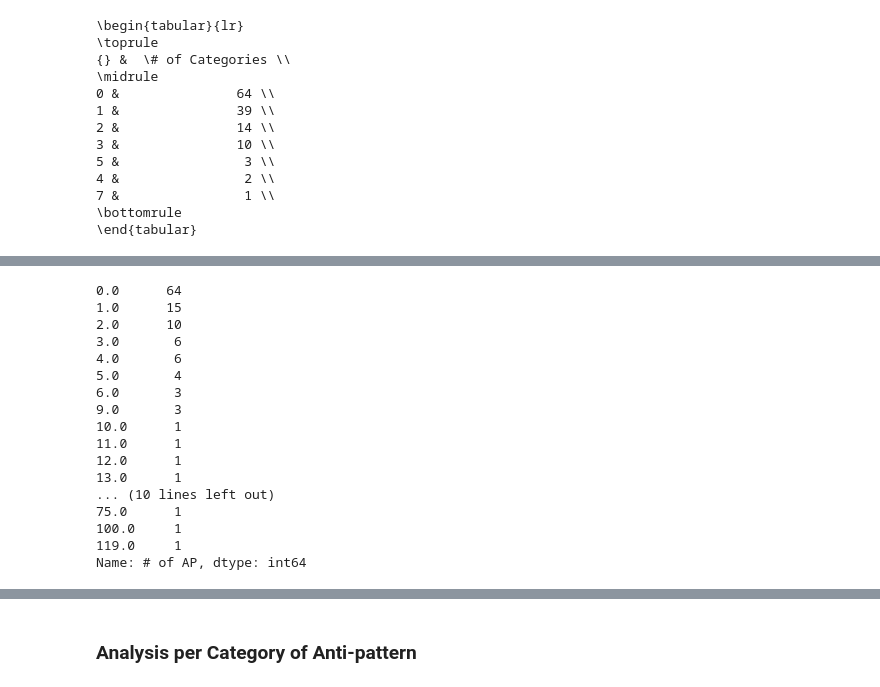
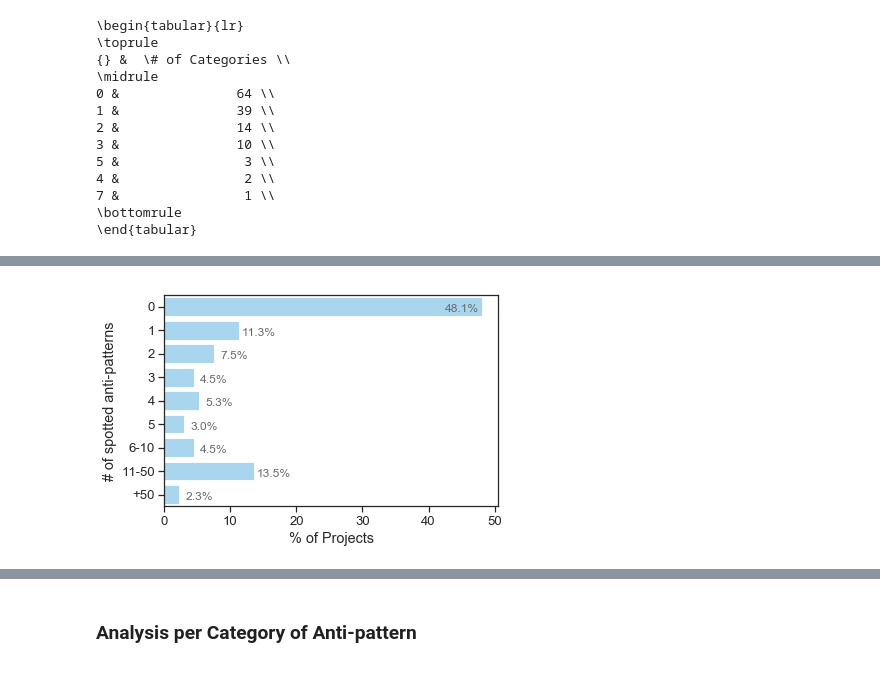
Before and after one commit to DiegoEliasCosta/spotjmhbugs, a Jupyter notebook: script/detected_bug_analysis.ipynb, the cells around one changed output, grey strips where cells are left out. Cells and saved outputs as stored; diff of their text form; code cells hidden in the pictures.

```diff
--- a/script/detected_bug_analysis.ipynb
+++ b/script/detected_bug_analysis.ipynb
@@ -281,25 +255,36 @@ plt.savefig(os.path.join(folder, '..', 'figs', 'projects-rules-ditribution.pdf')
-# %%
-ap = df['# of AP'].value_counts()
-
-ap.sort_index()
-# %% [output]
-0.0      64
-1.0      15
-2.0      10
-3.0       6
-4.0       6
-5.0       4
-6.0       3
-9.0       3
-10.0      1
-11.0      1
-12.0      1
-13.0      1
-... (10 lines left out)
-75.0      1
-100.0     1
-119.0     1
-Name: # of AP, dtype: int64
+# %%
+%matplotlib inline
+sns.set(font_scale=1.2)
+sns.set_style("ticks")
+
+bins = [-1,0,1,2,3,4,5,10,50,111]
+
+plt.figure(figsize=(6,4))
+
+clrs = 'colorblind'
+clrs = 'Blues'
+
+distribution = pd.cut(df['# of AP'], bins=bins).value_counts()
+distribution = distribution / 133 * 100
+distribution = distribution[distribution > 0]
+ax = sns.barplot(y=distribution.index, x=distribution, color=COLOR, alpha=ALPHA)
+
+for p in ax.patches:
+    if p.get_width() > 40:
+        offset = -3
+    else:
+        offset = +3
+    ax.annotate("%.1f%%" % p.get_width(), (p.get_x() + p.get_width() + offset, p.get_y() + .5),
+         ha='center', va='center', rotation=0, xytext=(0, 0), textcoords='offset points',fontsize=12, color='dimgray')  #vertical bars
+
+ax.yaxis.set_major_formatter(ticker.FixedFormatter(['0','1','2','3','4','5','6-10','11-50','+50']))
+ax.set(ylabel='# of spotted anti-patterns', xlabel='% of Projects',)
+
+plt.tight_layout()
+
+plt.savefig(os.path.join(folder, '..', 'figs', 'projects-ap-ditribution.pdf'))
+# %% [output]
+[figure, added]
 # %%
 %matplotlib inline
 sns.set(font_scale=1)
```
Also changed, not shown: parts of 19 cells of this notebook, 6 other files.
